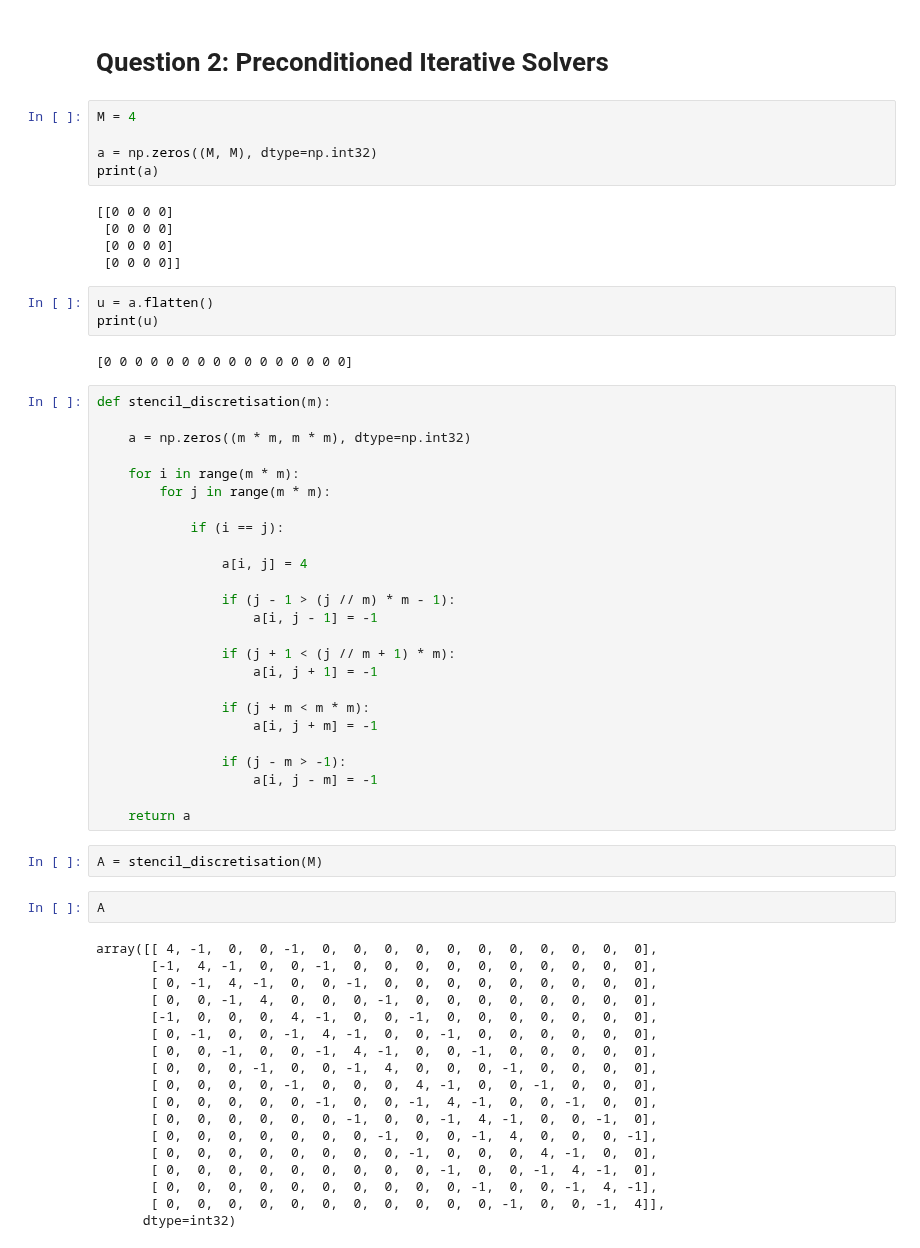
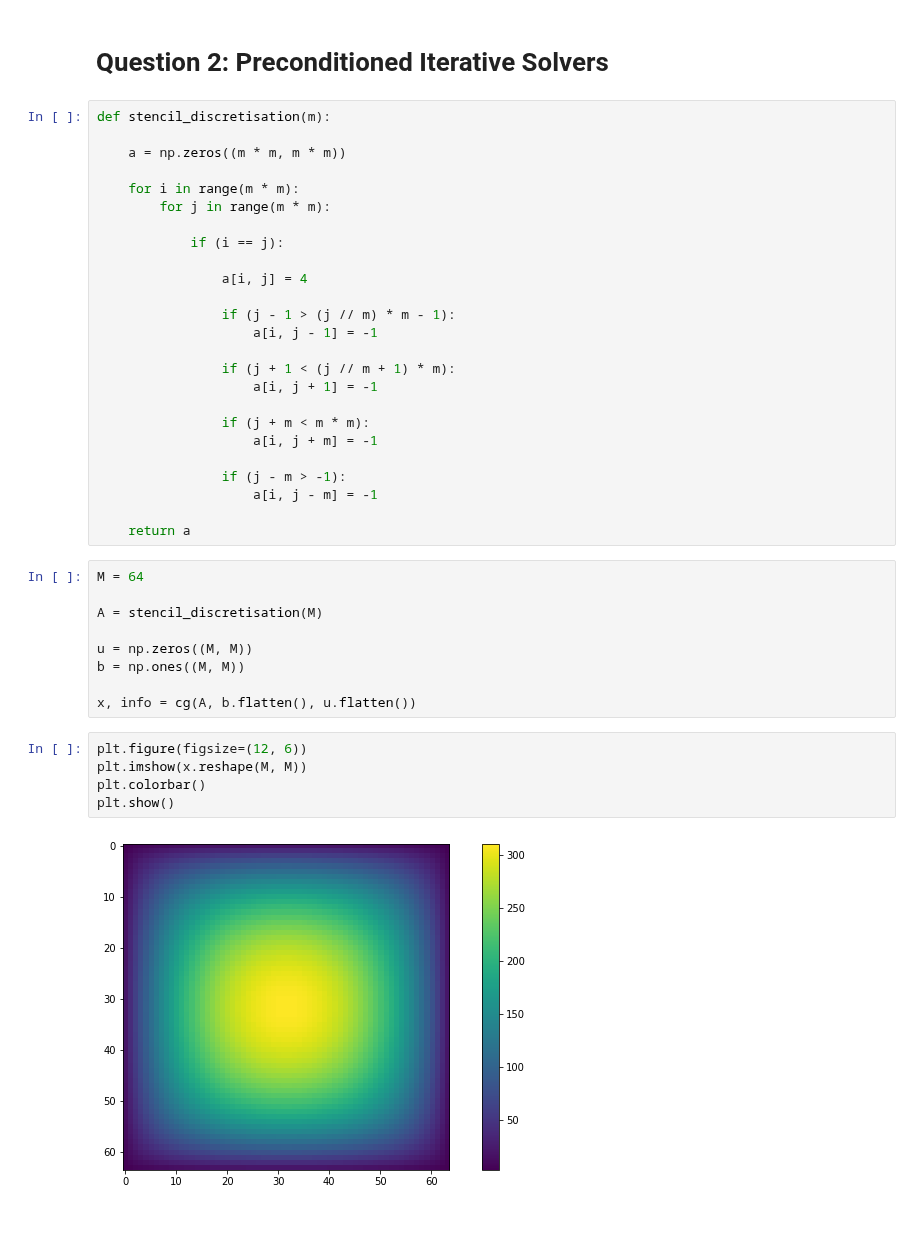
Before and after one commit to johnduffymsc/PHAS0102, a Jupyter notebook: assignment-3.ipynb, the cells around one changed output. Saved outputs shown, nothing was run; the diff lists cells and outputs as text; blank space fills up the shorter version.

```diff
--- a/assignment-3.ipynb
+++ b/assignment-3.ipynb
@@ -369,25 +369,10 @@ for i in range(32):
 ## Gauss-Seidel Iteration: Relaxed with OpenCL
 # %% [markdown]
 # Question 2: Preconditioned Iterative Solvers
-# %%
-M = 4
-
-a = np.zeros((M, M), dtype=np.int32)
-print(a)
-# %% [output]
-[[0 0 0 0]
- [0 0 0 0]
- [0 0 0 0]
- [0 0 0 0]]
-# %%
-u = a.flatten()
-print(u)
-# %% [output]
-[0 0 0 0 0 0 0 0 0 0 0 0 0 0 0 0]
 # %%
 def stencil_discretisation(m):
 
-    a = np.zeros((m * m, m * m), dtype=np.int32)
+    a = np.zeros((m * m, m * m))
 
     for i in range(m * m):
         for j in range(m * m):
@@ -409,25 +394,19 @@ def stencil_discretisation(m):
                     a[i, j - m] = -1
 
     return a
-# %%
-A = stencil_discretisation(M)
-# %%
-A
-# %% [output]
-array([[ 4, -1,  0,  0, -1,  0,  0,  0,  0,  0,  0,  0,  0,  0,  0,  0],
-       [-1,  4, -1,  0,  0, -1,  0,  0,  0,  0,  0,  0,  0,  0,  0,  0],
-       [ 0, -1,  4, -1,  0,  0, -1,  0,  0,  0,  0,  0,  0,  0,  0,  0],
-       [ 0,  0, -1,  4,  0,  0,  0, -1,  0,  0,  0,  0,  0,  0,  0,  0],
-       [-1,  0,  0,  0,  4, -1,  0,  0, -1,  0,  0,  0,  0,  0,  0,  0],
-       [ 0, -1,  0,  0, -1,  4, -1,  0,  0, -1,  0,  0,  0,  0,  0,  0],
-       [ 0,  0, -1,  0,  0, -1,  4, -1,  0,  0, -1,  0,  0,  0,  0,  0],
-       [ 0,  0,  0, -1,  0,  0, -1,  4,  0,  0,  0, -1,  0,  0,  0,  0],
-       [ 0,  0,  0,  0, -1,  0,  0,  0,  4, -1,  0,  0, -1,  0,  0,  0],
-       [ 0,  0,  0,  0,  0, -1,  0,  0, -1,  4, -1,  0,  0, -1,  0,  0],
-       [ 0,  0,  0,  0,  0,  0, -1,  0,  0, -1,  4, -1,  0,  0, -1,  0],
-       [ 0,  0,  0,  0,  0,  0,  0, -1,  0,  0, -1,  4,  0,  0,  0, -1],
-       [ 0,  0,  0,  0,  0,  0,  0,  0, -1,  0,  0,  0,  4, -1,  0,  0],
-       [ 0,  0,  0,  0,  0,  0,  0,  0,  0, -1,  0,  0, -1,  4, -1,  0],
-       [ 0,  0,  0,  0,  0,  0,  0,  0,  0,  0, -1,  0,  0, -1,  4, -1],
-       [ 0,  0,  0,  0,  0,  0,  0,  0,  0,  0,  0, -1,  0,  0, -1,  4]],
-      dtype=int32)
+# %%
+M = 64
+
+A = stencil_discretisation(M)
+
+u = np.zeros((M, M))
+b = np.ones((M, M))
+
+x, info = cg(A, b.flatten(), u.flatten())
+# %%
+plt.figure(figsize=(12, 6))
+plt.imshow(x.reshape(M, M))
+plt.colorbar()
+plt.show()
+# %% [output]
+[figure, added]
```
